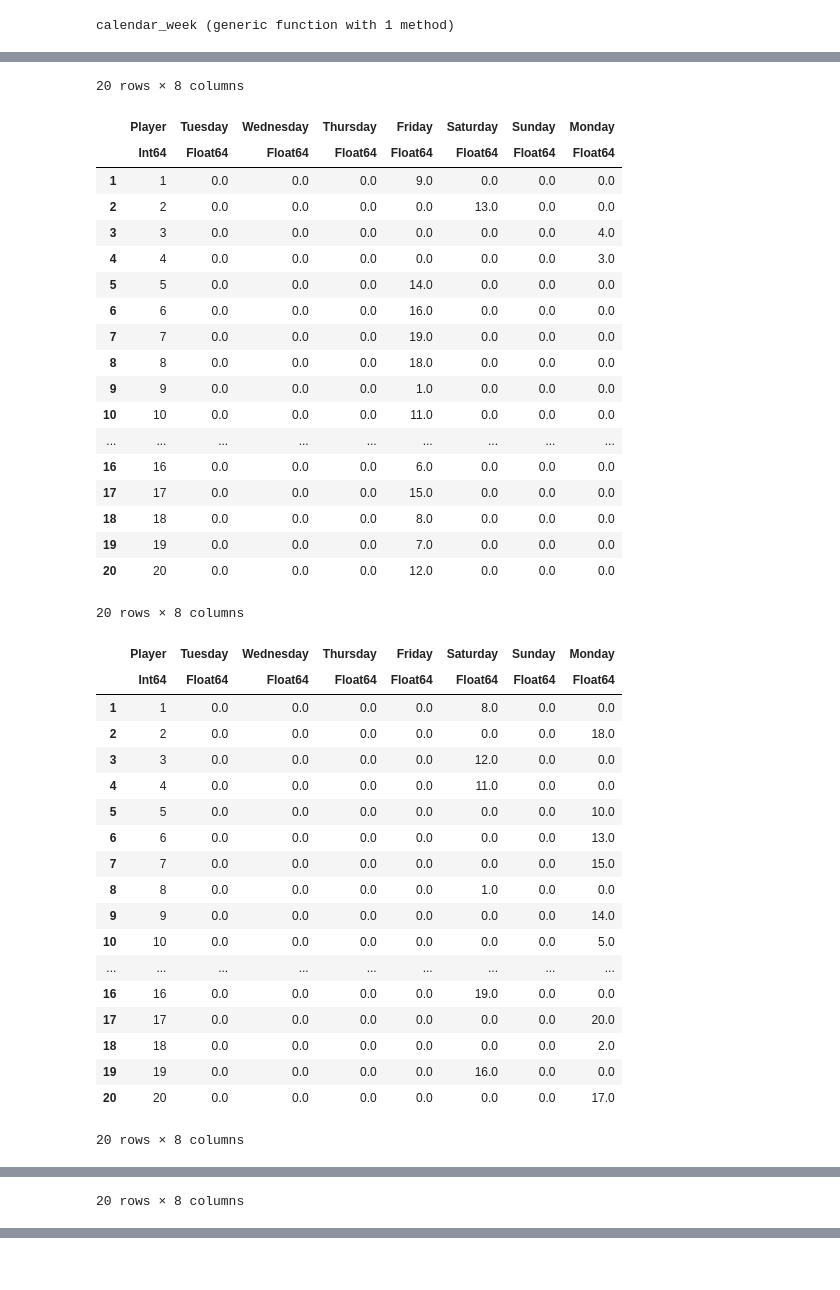
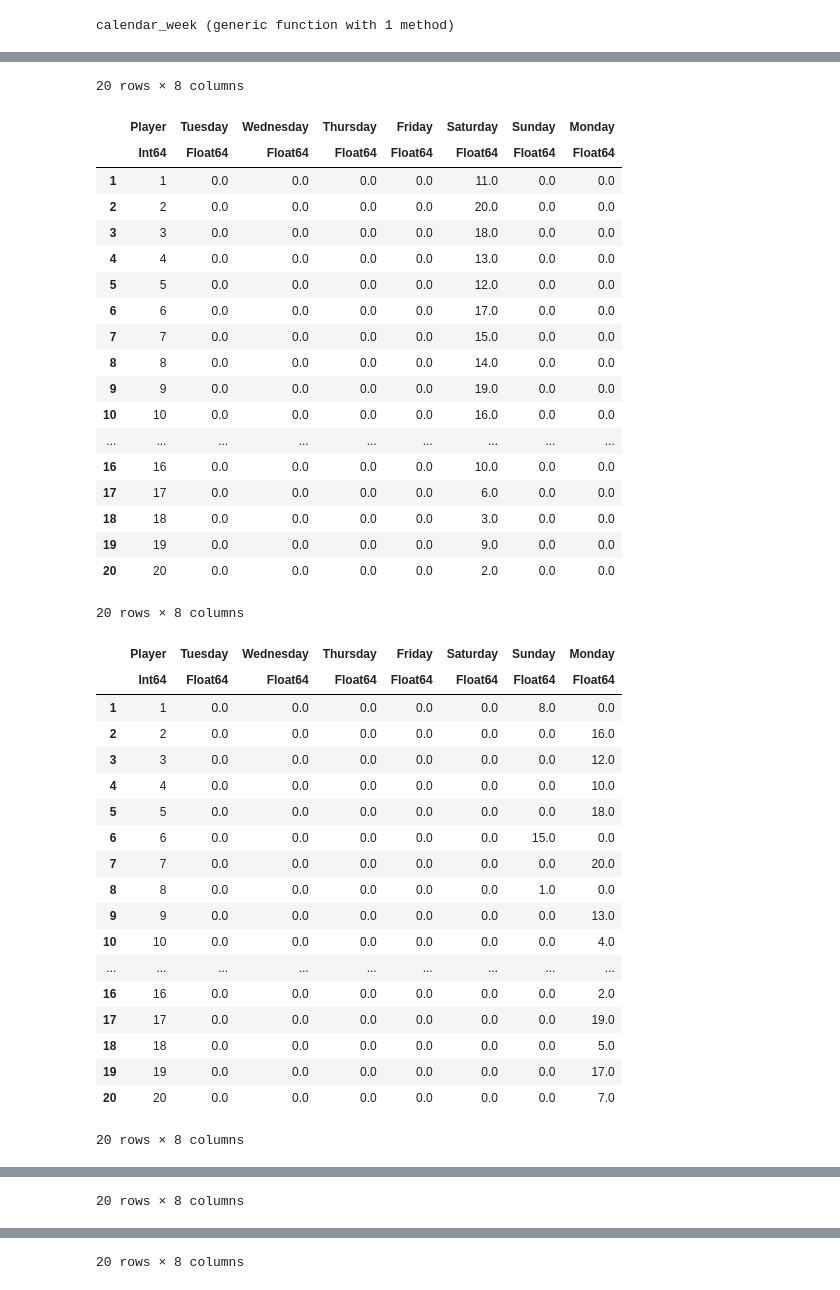
Before and after one commit to azanon00/Soccer_Schedule_Optimization, a Jupyter notebook: Optimize4WeeksForAllTeams_FreezeAndMoveWindow.ipynb, the cells around one changed output, grey strips where cells are left out. Saved outputs shown, nothing was run; the diff lists cells and outputs as text; code cells hidden in the pictures.

Commit message:
single league that really scales to 20 teams

```diff
--- a/Optimize4WeeksForAllTeams_FreezeAndMoveWindow.ipynb
+++ b/Optimize4WeeksForAllTeams_FreezeAndMoveWindow.ipynb
@@ -149,7 +146,10 @@ Optimize4WeeksAndFreeze (generic function with 1 method)
 # %%
-W = 4
+Win_list = [1, 5, 9, 13, 17]
+Wend_list = [4, 8, 12, 16, 19]
 
-# first time, X_old and Y_old initialized to empty
-X_old = zeros(20, 20, W, 7) # teams are never playing against each other
+# first time, Y_old initialized to empty
 Y_old = zeros(20, 20)   # teams never played against each other before
+
+# define calendar list, each time append the calendar week to
+calendar = []
 ;
@@ -177,46 +170,46 @@ User-callback calls 4941, time in user-callback 0.03 sec
 # %%
-for w in 1:W
-    display(calendar_week(X, w))
+for w in 1:19
+    display(calendar[w])
 end
 # %% [output]
 20 rows × 8 columns
 |  | Player | Tuesday | Wednesday | Thursday | Friday | Saturday | Sunday | Monday |
 |  | Int64 | Float64 | Float64 | Float64 | Float64 | Float64 | Float64 | Float64 |
-| 1 | 1 | 0.0 | 0.0 | 0.0 | 9.0 | 0.0 | 0.0 | 0.0 |
-| 2 | 2 | 0.0 | 0.0 | 0.0 | 0.0 | 13.0 | 0.0 | 0.0 |
-| 3 | 3 | 0.0 | 0.0 | 0.0 | 0.0 | 0.0 | 0.0 | 4.0 |
-| 4 | 4 | 0.0 | 0.0 | 0.0 | 0.0 | 0.0 | 0.0 | 3.0 |
-| 5 | 5 | 0.0 | 0.0 | 0.0 | 14.0 | 0.0 | 0.0 | 0.0 |
-| 6 | 6 | 0.0 | 0.0 | 0.0 | 16.0 | 0.0 | 0.0 | 0.0 |
-| 7 | 7 | 0.0 | 0.0 | 0.0 | 19.0 | 0.0 | 0.0 | 0.0 |
-| 8 | 8 | 0.0 | 0.0 | 0.0 | 18.0 | 0.0 | 0.0 | 0.0 |
-| 9 | 9 | 0.0 | 0.0 | 0.0 | 1.0 | 0.0 | 0.0 | 0.0 |
-| 10 | 10 | 0.0 | 0.0 | 0.0 | 11.0 | 0.0 | 0.0 | 0.0 |
+| 1 | 1 | 0.0 | 0.0 | 0.0 | 0.0 | 11.0 | 0.0 | 0.0 |
+| 2 | 2 | 0.0 | 0.0 | 0.0 | 0.0 | 20.0 | 0.0 | 0.0 |
+| 3 | 3 | 0.0 | 0.0 | 0.0 | 0.0 | 18.0 | 0.0 | 0.0 |
+| 4 | 4 | 0.0 | 0.0 | 0.0 | 0.0 | 13.0 | 0.0 | 0.0 |
+| 5 | 5 | 0.0 | 0.0 | 0.0 | 0.0 | 12.0 | 0.0 | 0.0 |
+| 6 | 6 | 0.0 | 0.0 | 0.0 | 0.0 | 17.0 | 0.0 | 0.0 |
+| 7 | 7 | 0.0 | 0.0 | 0.0 | 0.0 | 15.0 | 0.0 | 0.0 |
+| 8 | 8 | 0.0 | 0.0 | 0.0 | 0.0 | 14.0 | 0.0 | 0.0 |
+| 9 | 9 | 0.0 | 0.0 | 0.0 | 0.0 | 19.0 | 0.0 | 0.0 |
+| 10 | 10 | 0.0 | 0.0 | 0.0 | 0.0 | 16.0 | 0.0 | 0.0 |
 | ... | ... | ... | ... | ... | ... | ... | ... | ... |
-| 16 | 16 | 0.0 | 0.0 | 0.0 | 6.0 | 0.0 | 0.0 | 0.0 |
-| 17 | 17 | 0.0 | 0.0 | 0.0 | 15.0 | 0.0 | 0.0 | 0.0 |
-| 18 | 18 | 0.0 | 0.0 | 0.0 | 8.0 | 0.0 | 0.0 | 0.0 |
-| 19 | 19 | 0.0 | 0.0 | 0.0 | 7.0 | 0.0 | 0.0 | 0.0 |
-| 20 | 20 | 0.0 | 0.0 | 0.0 | 12.0 | 0.0 | 0.0 | 0.0 |
+| 16 | 16 | 0.0 | 0.0 | 0.0 | 0.0 | 10.0 | 0.0 | 0.0 |
+| 17 | 17 | 0.0 | 0.0 | 0.0 | 0.0 | 6.0 | 0.0 | 0.0 |
+| 18 | 18 | 0.0 | 0.0 | 0.0 | 0.0 | 3.0 | 0.0 | 0.0 |
+| 19 | 19 | 0.0 | 0.0 | 0.0 | 0.0 | 9.0 | 0.0 | 0.0 |
+| 20 | 20 | 0.0 | 0.0 | 0.0 | 0.0 | 2.0 | 0.0 | 0.0 |
 20 rows × 8 columns
 |  | Player | Tuesday | Wednesday | Thursday | Friday | Saturday | Sunday | Monday |
 |  | Int64 | Float64 | Float64 | Float64 | Float64 | Float64 | Float64 | Float64 |
-| 1 | 1 | 0.0 | 0.0 | 0.0 | 0.0 | 8.0 | 0.0 | 0.0 |
-| 2 | 2 | 0.0 | 0.0 | 0.0 | 0.0 | 0.0 | 0.0 | 18.0 |
-| 3 | 3 | 0.0 | 0.0 | 0.0 | 0.0 | 12.0 | 0.0 | 0.0 |
-| 4 | 4 | 0.0 | 0.0 | 0.0 | 0.0 | 11.0 | 0.0 | 0.0 |
-| 5 | 5 | 0.0 | 0.0 | 0.0 | 0.0 | 0.0 | 0.0 | 10.0 |
-| 6 | 6 | 0.0 | 0.0 | 0.0 | 0.0 | 0.0 | 0.0 | 13.0 |
-| 7 | 7 | 0.0 | 0.0 | 0.0 | 0.0 | 0.0 | 0.0 | 15.0 |
-| 8 | 8 | 0.0 | 0.0 | 0.0 | 0.0 | 1.0 | 0.0 | 0.0 |
-| 9 | 9 | 0.0 | 0.0 | 0.0 | 0.0 | 0.0 | 0.0 | 14.0 |
-| 10 | 10 | 0.0 | 0.0 | 0.0 | 0.0 | 0.0 | 0.0 | 5.0 |
+| 1 | 1 | 0.0 | 0.0 | 0.0 | 0.0 | 0.0 | 8.0 | 0.0 |
+| 2 | 2 | 0.0 | 0.0 | 0.0 | 0.0 | 0.0 | 0.0 | 16.0 |
+| 3 | 3 | 0.0 | 0.0 | 0.0 | 0.0 | 0.0 | 0.0 | 12.0 |
+| 4 | 4 | 0.0 | 0.0 | 0.0 | 0.0 | 0.0 | 0.0 | 10.0 |
+| 5 | 5 | 0.0 | 0.0 | 0.0 | 0.0 | 0.0 | 0.0 | 18.0 |
+| 6 | 6 | 0.0 | 0.0 | 0.0 | 0.0 | 0.0 | 15.0 | 0.0 |
+| 7 | 7 | 0.0 | 0.0 | 0.0 | 0.0 | 0.0 | 0.0 | 20.0 |
+| 8 | 8 | 0.0 | 0.0 | 0.0 | 0.0 | 0.0 | 1.0 | 0.0 |
+| 9 | 9 | 0.0 | 0.0 | 0.0 | 0.0 | 0.0 | 0.0 | 13.0 |
+| 10 | 10 | 0.0 | 0.0 | 0.0 | 0.0 | 0.0 | 0.0 | 4.0 |
 | ... | ... | ... | ... | ... | ... | ... | ... | ... |
-| 16 | 16 | 0.0 | 0.0 | 0.0 | 0.0 | 19.0 | 0.0 | 0.0 |
-| 17 | 17 | 0.0 | 0.0 | 0.0 | 0.0 | 0.0 | 0.0 | 20.0 |
-| 18 | 18 | 0.0 | 0.0 | 0.0 | 0.0 | 0.0 | 0.0 | 2.0 |
-| 19 | 19 | 0.0 | 0.0 | 0.0 | 0.0 | 16.0 | 0.0 | 0.0 |
-| 20 | 20 | 0.0 | 0.0 | 0.0 | 0.0 | 0.0 | 0.0 | 17.0 |
+| 16 | 16 | 0.0 | 0.0 | 0.0 | 0.0 | 0.0 | 0.0 | 2.0 |
+| 17 | 17 | 0.0 | 0.0 | 0.0 | 0.0 | 0.0 | 0.0 | 19.0 |
+| 18 | 18 | 0.0 | 0.0 | 0.0 | 0.0 | 0.0 | 0.0 | 5.0 |
+| 19 | 19 | 0.0 | 0.0 | 0.0 | 0.0 | 0.0 | 0.0 | 17.0 |
+| 20 | 20 | 0.0 | 0.0 | 0.0 | 0.0 | 0.0 | 0.0 | 7.0 |
 20 rows × 8 columns
 |  | Player | Tuesday | Wednesday | Thursday | Friday | Saturday | Sunday | Monday |
 |  | Int64 | Float64 | Float64 | Float64 | Float64 | Float64 | Float64 | Float64 |
@@ -257,0 +251 @@ end
+20 rows × 8 columns
```
Also changed, not shown: parts of 8 cells of this notebook.
